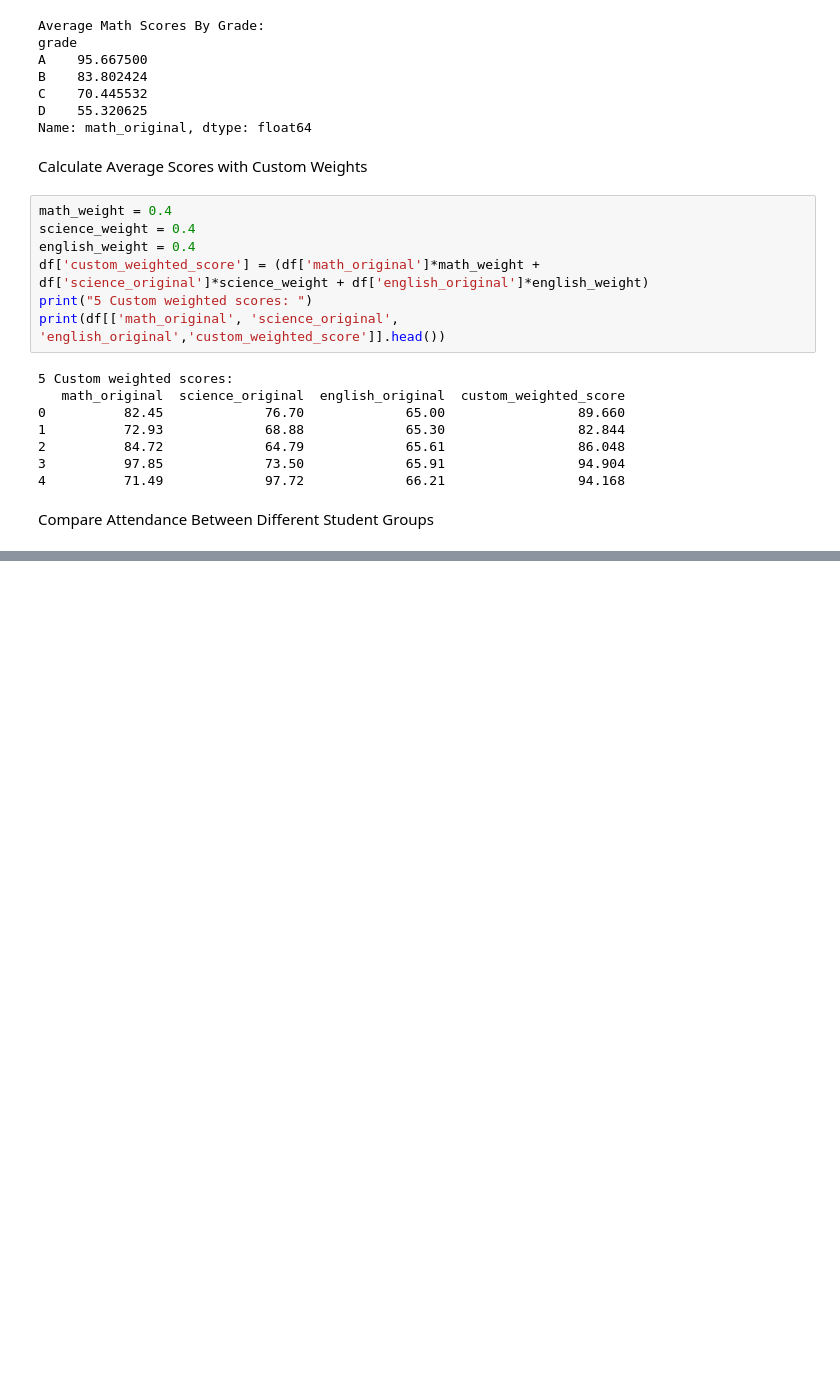
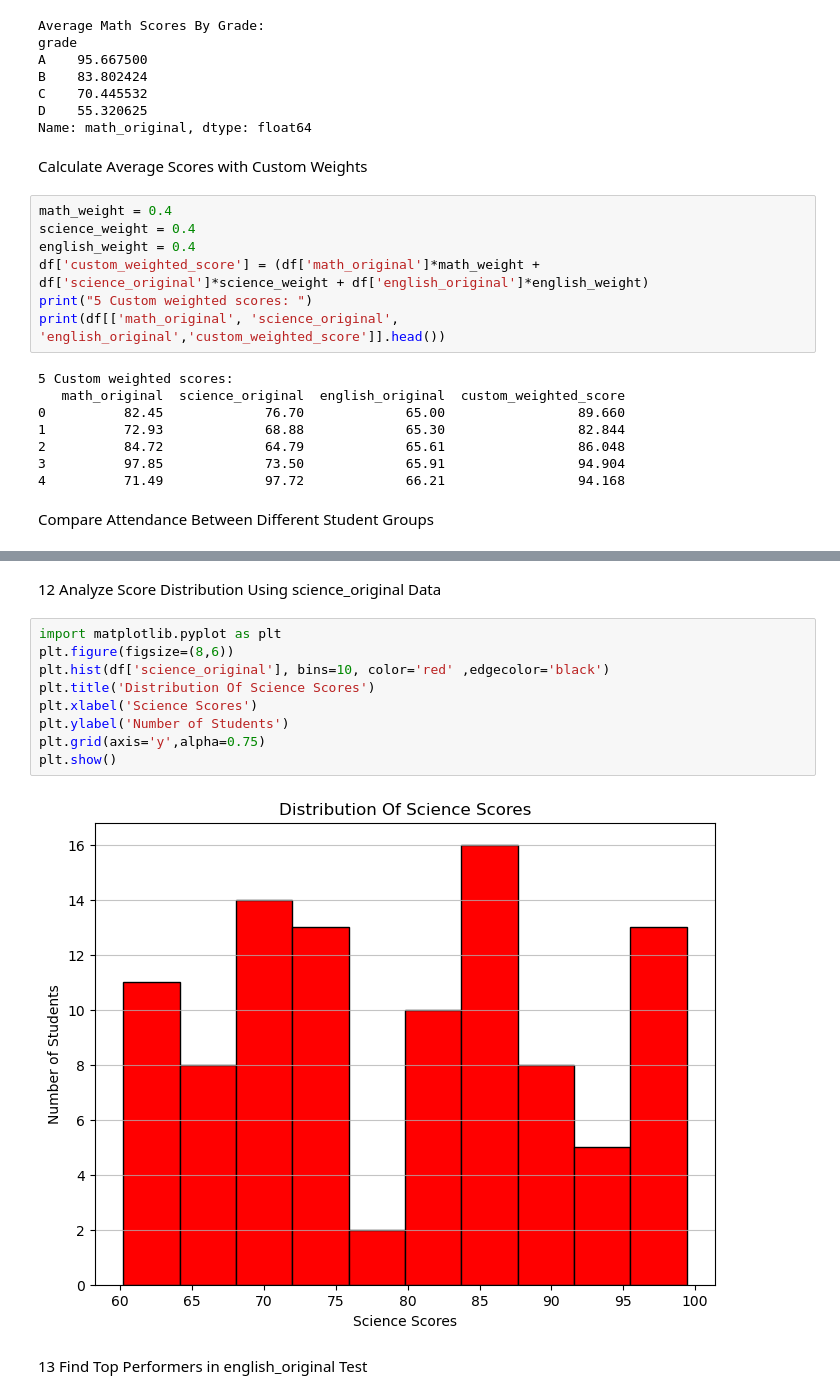
Before and after one commit to Anand7879/Python, a Jupyter notebook: Numpy/Pandas.ipynb, the cells around one changed output, grey strips where cells are left out. Saved outputs shown, nothing was run; the diff lists cells and outputs as text; blank space fills up the shorter version.

```diff
--- a/Numpy/Pandas.ipynb
+++ b/Numpy/Pandas.ipynb
@@ -252,0 +299,15 @@ NameError: name 'df' is not defined
+# %% [markdown]
+12 Analyze Score Distribution Using science_original Data
+# %%
+import matplotlib.pyplot as plt
+plt.figure(figsize=(8,6))
+plt.hist(df['science_original'], bins=10, color='red' ,edgecolor='black')
+plt.title('Distribution Of Science Scores')
+plt.xlabel('Science Scores')
+plt.ylabel('Number of Students')
+plt.grid(axis='y',alpha=0.75)
+plt.show()
+# %% [output]
+[figure, added]
+# %% [markdown]
+13 Find Top Performers in english_original Test
```
Also changed, not shown: parts of 12 cells of this notebook.
